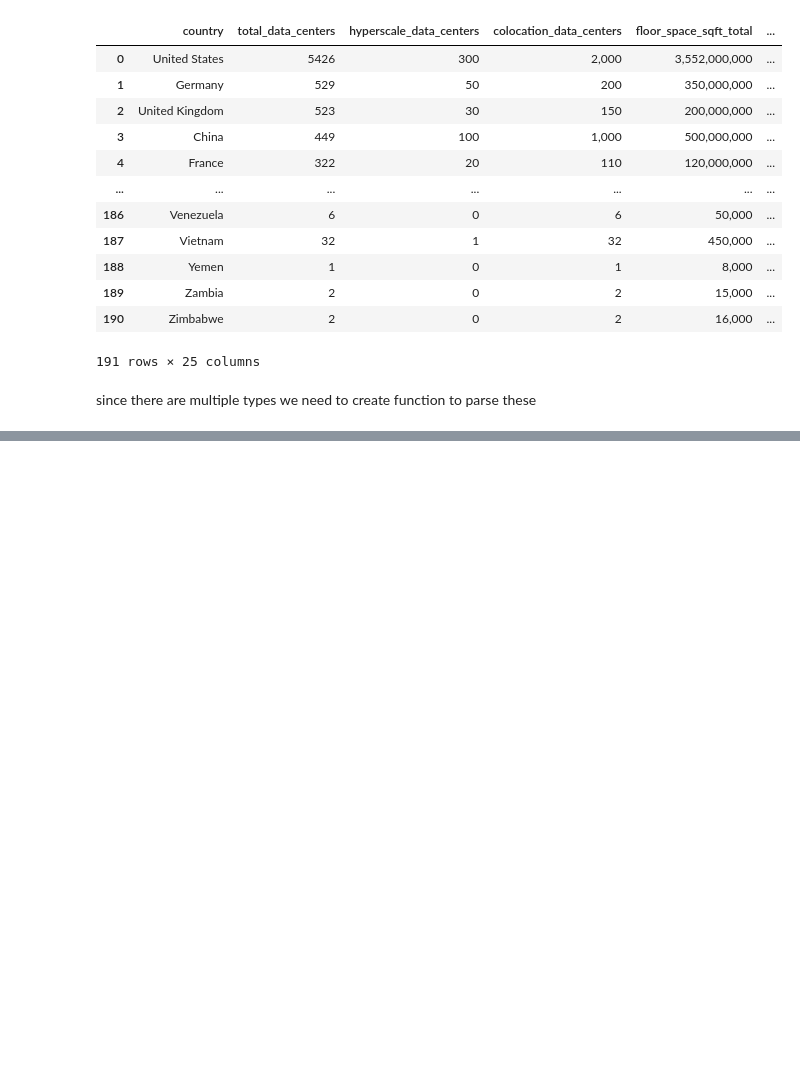
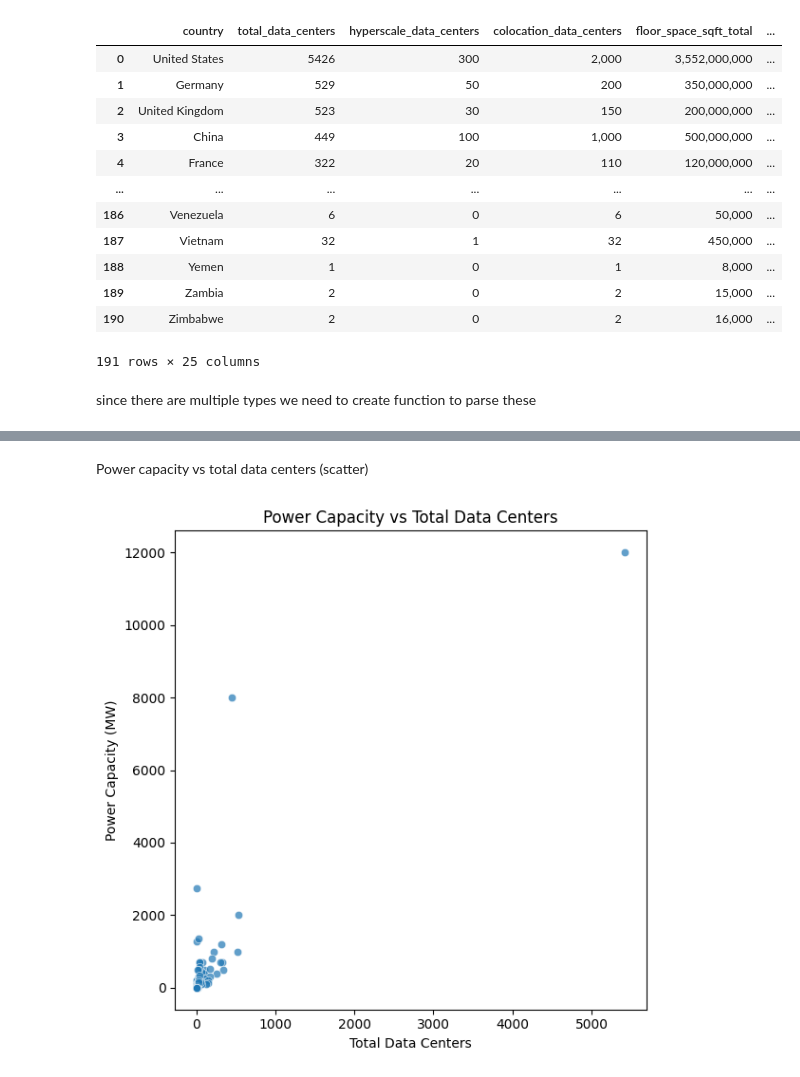
Before and after one commit to thashesh/global_data_center, a Jupyter notebook: cleaning.ipynb, the cells around one changed output, grey strips where cells are left out. Cells and saved outputs as stored; diff of their text form; code cells hidden in the pictures; blank space fills up the shorter version.

```diff
--- a/cleaning.ipynb
+++ b/cleaning.ipynb
@@ -245,0 +197,4 @@ Name: count, Length: 118, dtype: int64
+# %%
+df_final.drop(columns=["Unnamed: 19", "Unnamed: 20"], inplace=True)
+
+df_final.to_csv("cleaned_data.csv", index=False)
@@ -245,0 +252,19 @@ Name: count, Length: 118, dtype: int64
+# %%
+from re import search
+def convert_to_numbers(val):
+   if pd.isna(val) | (val == 'Unknown') | ((str(val).strip() == '')):
+       return np.nan
+   s = str(val).replace(",", "")
+   match = re.search(r'^[-+]?\d*\d+', s)
+   if match:
+       numeric_string = match.group(0)
+       return pd.to_numeric(numeric_string, errors='coerce')
+   else:
+       return np.nan
+
+
+
+to_number_cols = ["total_data_centers", "hyperscale_data_centers", "colocation_data_centers", "floor_space_sqft_total", "power_capacity_MW_total","average_renewable_energy_usage_percent", "internet_penetration_percent"]
+
+for col in to_number_cols:
+    df_final[col] = df_final[col].apply(convert_to_numbers)
@@ -245,0 +309,7 @@ Name: count, Length: 118, dtype: int64
+# %%
+def convert_pct(val):
+    if not pd.isna(val) and val < 1:
+        return val *100
+    return val
+
+df_final["average_renewable_energy_usage_percent"] = df_final["average_renewable_energy_usage_percent"].apply(convert_pct)
@@ -245,0 +352,15 @@ Name: count, Length: 118, dtype: int64
+# %% [markdown]
+Power capacity vs total data centers (scatter)
+# %%
+plt.figure(figsize=(6,6))
+
+sns.scatterplot(data= df_final, x="total_data_centers", y="power_capacity_MW_total",alpha=0.7)
+
+plt.title("Power Capacity vs Total Data Centers")
+plt.xlabel("Total Data Centers")
+plt.ylabel("Power Capacity (MW)")
+
+plt.tight_layout()
+plt.show()
+# %% [output]
+[figure, added]
```
Also changed, not shown: parts of 16 cells of this notebook.
